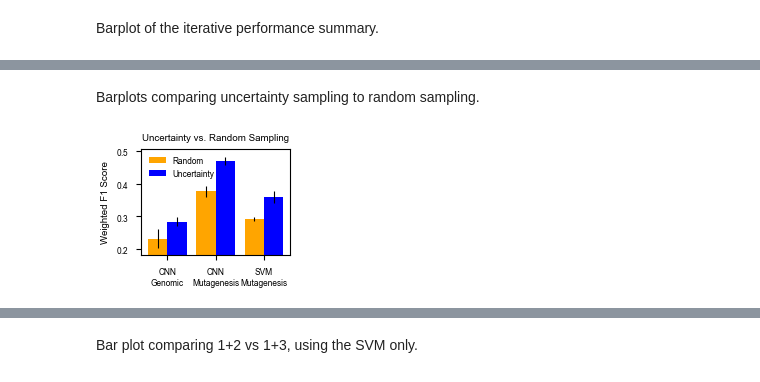
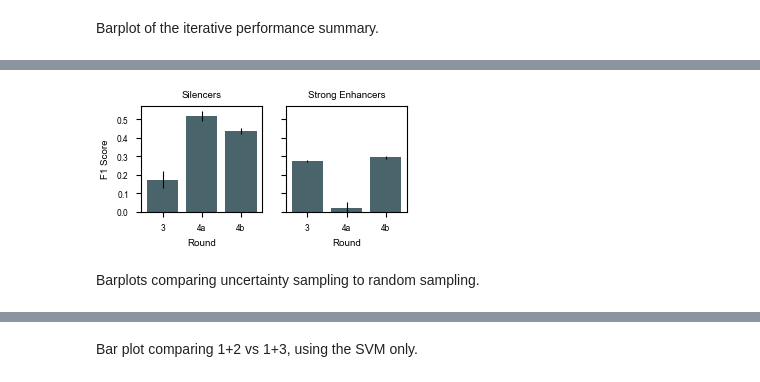
Before and after one commit to barakcohenlab/CRX-Active-Learning, a Jupyter notebook: classifier_performance.ipynb, the cells around one changed output, grey strips where cells are left out. Drawn from its saved outputs; the diff is of its cells as text; code cells hidden in the pictures.

```diff
--- a/classifier_performance.ipynb
+++ b/classifier_performance.ipynb
@@ -335,37 +230,30 @@ Chance for the SE F1 on Genomic is 0.1490835030549898
+# %%
+df = model_summary_df.groupby(["model", "test_set"]).get_group(("CNN", "Genomic")).loc[["Round3b", "Round4a", "Round4b"]]
+
+fig, ax_list = plt.subplots(ncols=2, sharey=True, figsize=plot_utils.get_figsize(frac=0.5, aspect=0.4))
+ymax = 0
+for ax, metric in zip(ax_list, ["Si", "SE"]):
+    sub_df = df[metric]
+    xaxis = np.arange(3)
+    xticklabels = [main_display_comparison[i] for i in df.index.get_level_values("dataset").values]
+
+    ax.bar(
+        xaxis,
+        df[metric, "mean"],
+        yerr=df[metric, "std"],
+        color=cnn_mut_color,
+        tick_label=xticklabels
+    )
+    ax.set_xlabel("Round")
+    ax.set_title(class_short_to_long[metric])
+
+ymax = max([ax.get_ylim()[1] for ax in ax_list])
+for ax in ax_list:
+    ax.set_ylim(0, ymax)
+
+ax_list[0].set_ylabel("F1 Score")
+plot_utils.save_fig(fig, os.path.join(figures_dir, "modelPerformanceComparison_SiVsSE_Round3and4"))
+# %% [output]
+[figure, added]
 # %% [markdown]
 Barplots comparing uncertainty sampling to random sampling.
-# %%
-active_vs_random_df = model_summary_df.loc[["Round3a", "Round3c"]].rename(index={
-    "Round3a": "Uncertainty",
-    "Round3c": "Random",
-})
-dataset_to_color = {
-    "Uncertainty": "blue",
-    "Random": "orange",
-}
-
-fig, ax = plt.subplots(figsize=plot_utils.get_figsize(frac=0.28, aspect=0.72))
-x = np.array([0, 1, 2])
-width = 0.4
-for i, (dataset, df) in enumerate(active_vs_random_df.groupby("dataset")):
-    offset = width * i
-    ax.bar(
-        x + offset,
-        df["weighted", "mean"],
-        width,
-        yerr=df["weighted", "std"],
-        label=dataset,
-        color=dataset_to_color[dataset],
-    )
-
-ticklabels = df.index.get_level_values(level="model") + "\n" +\
-    df.index.get_level_values(level="test_set")
-
-ax.set_xticks(x + width / 2, ticklabels)
-ax.set_ylabel("Weighted F1 Score")
-ax.legend(frameon=False, loc="upper left")
-ax.set_title("Uncertainty vs. Random Sampling")
-ax.set_ylim(bottom=weighted_min_y)
-plot_utils.save_fig(fig, os.path.join(figures_dir, "samplingComparison"))
-# %% [output]
-[figure, removed]
```
Also changed, not shown: parts of 8 cells of this notebook, 13 other files.
